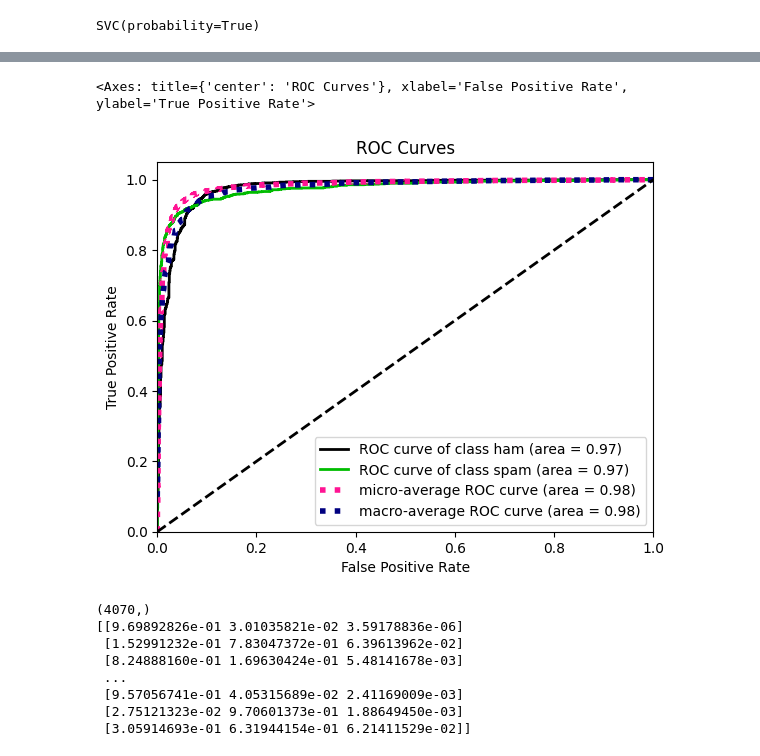
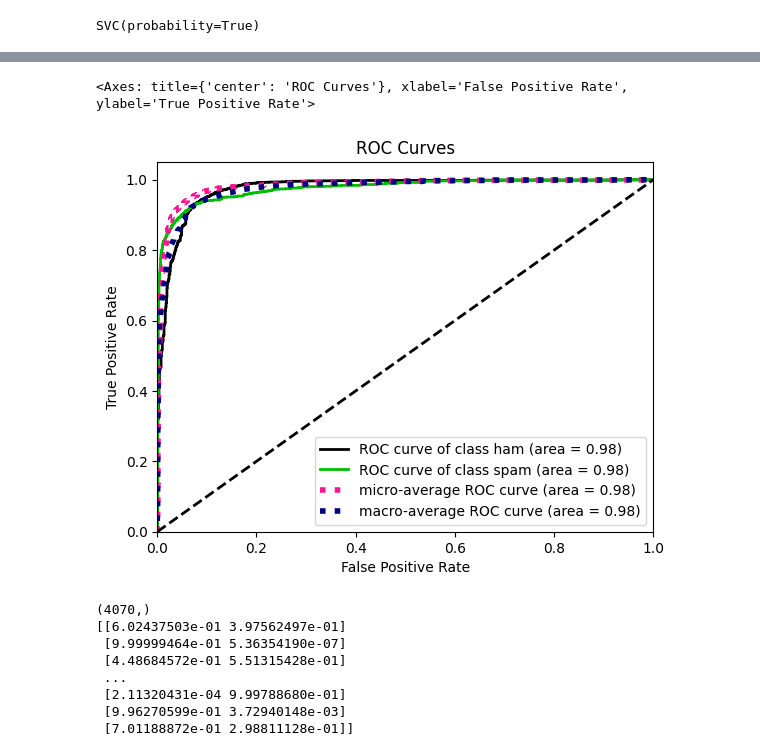
Before and after one commit to L3peha/internshipVK, a Jupyter notebook: Model_DetectingSpam.ipynb, the cells around one changed output, grey strips where cells are left out. Cells and saved outputs as stored; diff of their text form; code cells hidden in the pictures.

```diff
--- a/Model_DetectingSpam.ipynb
+++ b/Model_DetectingSpam.ipynb
@@ -118,8 +118,9 @@ import numpy as np
 from sklearn.model_selection import train_test_split
 
 dataset = pd.read_csv('train_spam.csv', delimiter=',', header=None).values
-data = dataset[:, 1]
-target = dataset[:, 0]
+data = dataset[1:, 1]
+target = dataset[1:, 0]
+
 
 print(data.shape, target.shape)
 
@@ -285,8 +264,8 @@ print(sklearn.metrics.roc_auc_score(y_test, posos))
 # %%
-scikitplot.metrics.plot_roc(y_test, tempp)
+scikitplot.metrics.plot_roc(y_test, temp)
 # %% [output]
 <Axes: title={'center': 'ROC Curves'}, xlabel='False Positive Rate', ylabel='True Positive Rate'>
-[figure, old version]
+[figure, new version]
 # %%
 from sklearn.linear_model import LogisticRegression
 
@@ -300,12 +279,12 @@ print(y_test.shape)
 print(lr_basic.predict_proba(features_test))
 # %% [output]
 (4070,)
-[[9.69892826e-01 3.01035821e-02 3.59178836e-06]
- [1.52991232e-01 7.83047372e-01 6.39613962e-02]
- [8.24888160e-01 1.69630424e-01 5.48141678e-03]
+[[6.02437503e-01 3.97562497e-01]
+ [9.99999464e-01 5.36354190e-07]
+ [4.48684572e-01 5.51315428e-01]
  ...
- [9.57056741e-01 4.05315689e-02 2.41169009e-03]
- [2.75121323e-02 9.70601373e-01 1.88649450e-03]
- [3.05914693e-01 6.31944154e-01 6.21411529e-02]]
+ [2.11320431e-04 9.99788680e-01]
+ [9.96270599e-01 3.72940148e-03]
+ [7.01188872e-01 2.98811128e-01]]
 # %%
 temp = (lr_basic.predict_proba(features_test))
```
Also changed, not shown: parts of 18 cells of this notebook.
